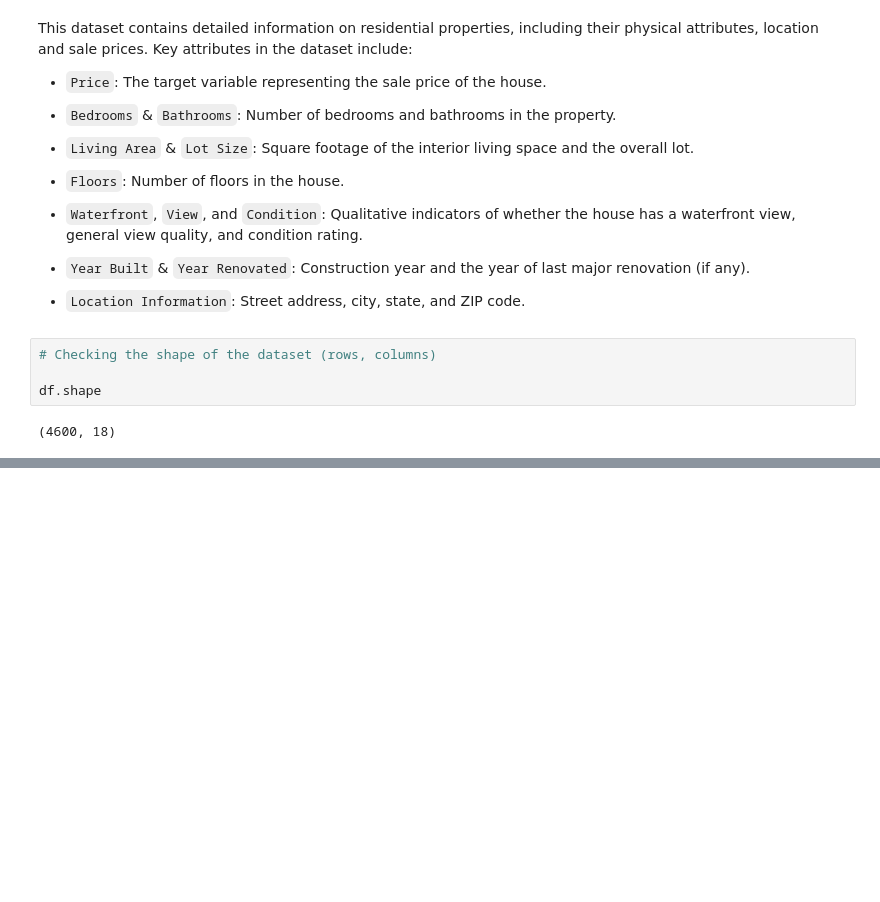
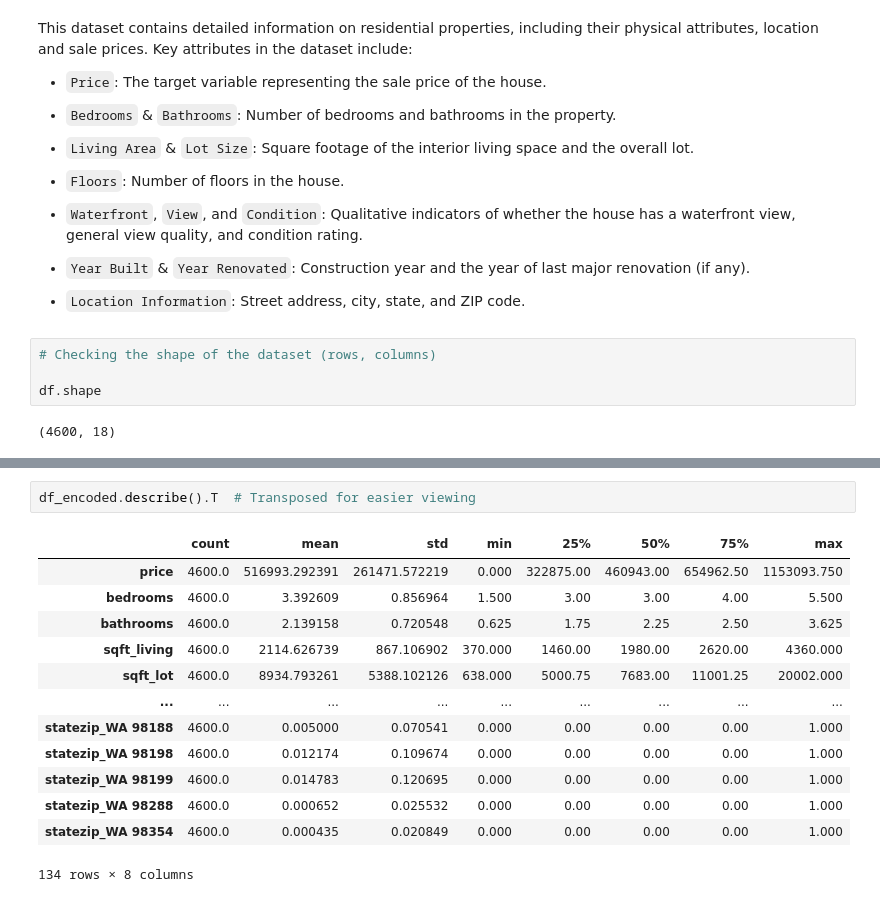
Before and after one commit to Kate-Maina/real-estate-price-prediction, a Jupyter notebook: index.ipynb, the cells around one changed output, grey strips where cells are left out. Drawn from its saved outputs; the diff is of its cells as text; blank space fills up the shorter version.

```diff
--- a/index.ipynb
+++ b/index.ipynb
@@ -85,0 +247,16 @@ df.shape
+# %%
+df_encoded.describe().T  # Transposed for easier viewing
+# %% [output]
+|  | count | mean | std | min | 25% | 50% | 75% | max |
+| price | 4600.0 | 516993.292391 | 261471.572219 | 0.000 | 322875.00 | 460943.00 | 654962.50 | 1153093.750 |
+| bedrooms | 4600.0 | 3.392609 | 0.856964 | 1.500 | 3.00 | 3.00 | 4.00 | 5.500 |
+| bathrooms | 4600.0 | 2.139158 | 0.720548 | 0.625 | 1.75 | 2.25 | 2.50 | 3.625 |
+| sqft_living | 4600.0 | 2114.626739 | 867.106902 | 370.000 | 1460.00 | 1980.00 | 2620.00 | 4360.000 |
+| sqft_lot | 4600.0 | 8934.793261 | 5388.102126 | 638.000 | 5000.75 | 7683.00 | 11001.25 | 20002.000 |
+| ... | ... | ... | ... | ... | ... | ... | ... | ... |
+| statezip_WA 98188 | 4600.0 | 0.005000 | 0.070541 | 0.000 | 0.00 | 0.00 | 0.00 | 1.000 |
+| statezip_WA 98198 | 4600.0 | 0.012174 | 0.109674 | 0.000 | 0.00 | 0.00 | 0.00 | 1.000 |
+| statezip_WA 98199 | 4600.0 | 0.014783 | 0.120695 | 0.000 | 0.00 | 0.00 | 0.00 | 1.000 |
+| statezip_WA 98288 | 4600.0 | 0.000652 | 0.025532 | 0.000 | 0.00 | 0.00 | 0.00 | 1.000 |
+| statezip_WA 98354 | 4600.0 | 0.000435 | 0.020849 | 0.000 | 0.00 | 0.00 | 0.00 | 1.000 |
+134 rows × 8 columns
```
Also changed, not shown: parts of 25 cells of this notebook.
